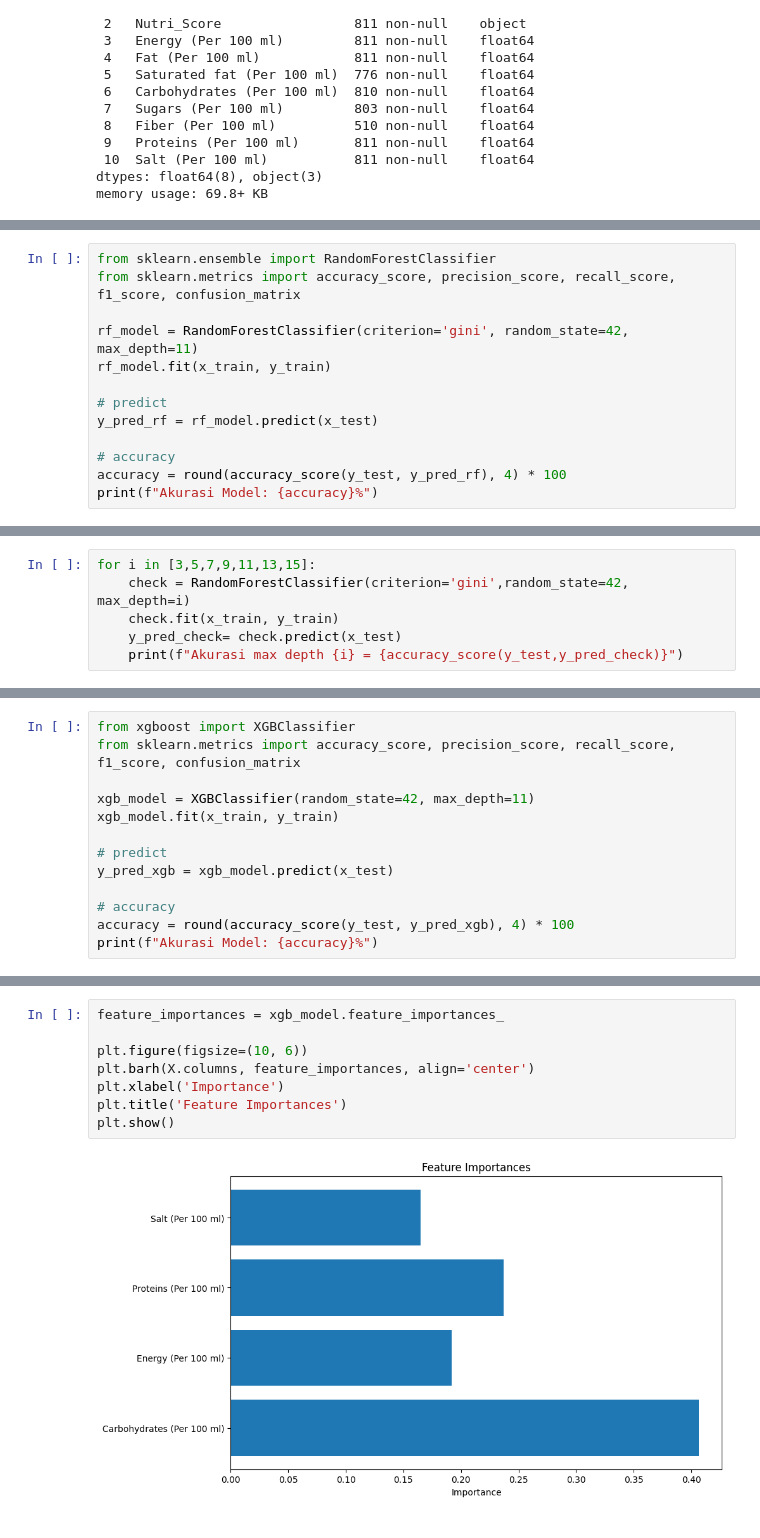
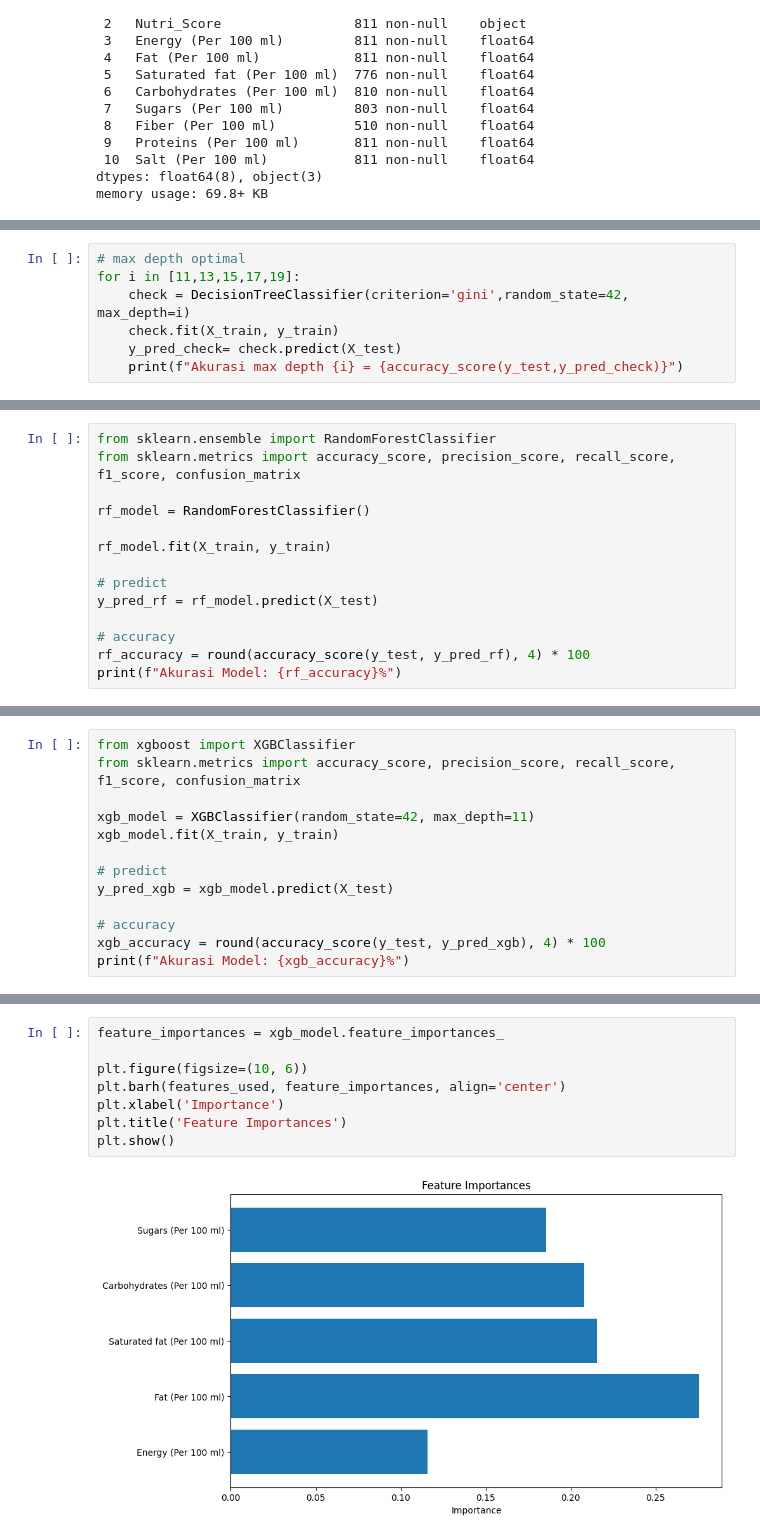
Before and after one commit to nabhylanr/ML-NutriScore, a Jupyter notebook: FP_ML.ipynb, the cells around one changed output, grey strips where cells are left out. Drawn from its saved outputs; the diff is of its cells as text.

```diff
--- a/FP_ML.ipynb
+++ b/FP_ML.ipynb
@@ -514,0 +265,7 @@ plt.show()
+# %%
+# max depth optimal
+for i in [11,13,15,17,19]:
+    check = DecisionTreeClassifier(criterion='gini',random_state=42, max_depth=i)
+    check.fit(X_train, y_train)
+    y_pred_check= check.predict(X_test)
+    print(f"Akurasi max depth {i} = {accuracy_score(y_test,y_pred_check)}")
@@ -544,13 +380,14 @@ Random Forest
 from sklearn.ensemble import RandomForestClassifier
 from sklearn.metrics import accuracy_score, precision_score, recall_score, f1_score, confusion_matrix
 
-rf_model = RandomForestClassifier(criterion='gini', random_state=42, max_depth=11)
-rf_model.fit(x_train, y_train)
+rf_model = RandomForestClassifier()
+
+rf_model.fit(X_train, y_train)
 
 # predict
-y_pred_rf = rf_model.predict(x_test)
+y_pred_rf = rf_model.predict(X_test)
 
 # accuracy
-accuracy = round(accuracy_score(y_test, y_pred_rf), 4) * 100
-print(f"Akurasi Model: {accuracy}%")
+rf_accuracy = round(accuracy_score(y_test, y_pred_rf), 4) * 100
+print(f"Akurasi Model: {rf_accuracy}%")
 # %% [output]
@@ -558,6 +394,0 @@ Akurasi Model: 79.03999999999999%
-# %%
-for i in [3,5,7,9,11,13,15]:
-    check = RandomForestClassifier(criterion='gini',random_state=42, max_depth=i)
-    check.fit(x_train, y_train)
-    y_pred_check= check.predict(x_test)
-    print(f"Akurasi max depth {i} = {accuracy_score(y_test,y_pred_check)}")
@@ -613,12 +442,12 @@ from xgboost import XGBClassifier
 from sklearn.metrics import accuracy_score, precision_score, recall_score, f1_score, confusion_matrix
 
 xgb_model = XGBClassifier(random_state=42, max_depth=11)
-xgb_model.fit(x_train, y_train)
+xgb_model.fit(X_train, y_train)
 
 # predict
-y_pred_xgb = xgb_model.predict(x_test)
+y_pred_xgb = xgb_model.predict(X_test)
 
 # accuracy
-accuracy = round(accuracy_score(y_test, y_pred_xgb), 4) * 100
-print(f"Akurasi Model: {accuracy}%")
+xgb_accuracy = round(accuracy_score(y_test, y_pred_xgb), 4) * 100
+print(f"Akurasi Model: {xgb_accuracy}%")
 # %% [output]
@@ -666,10 +495,10 @@ F1-Score: 0.7707
 # %%
 feature_importances = xgb_model.feature_importances_
 
 plt.figure(figsize=(10, 6))
-plt.barh(X.columns, feature_importances, align='center')
+plt.barh(features_used, feature_importances, align='center')
 plt.xlabel('Importance')
 plt.title('Feature Importances')
 plt.show()
 # %% [output]
-[figure, old version]
+[figure, new version]
```
Also changed, not shown: parts of 101 cells of this notebook, 5 other files.
